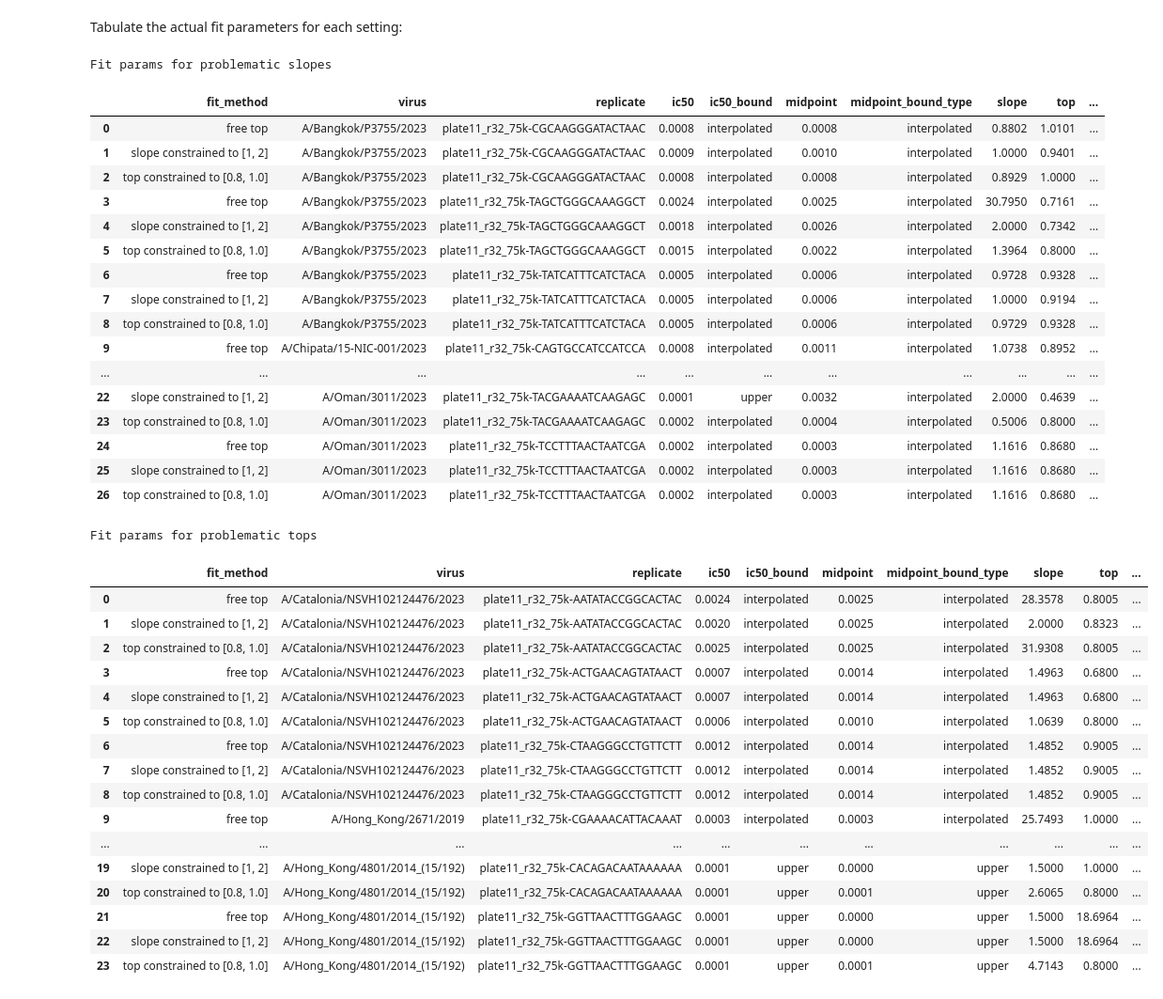
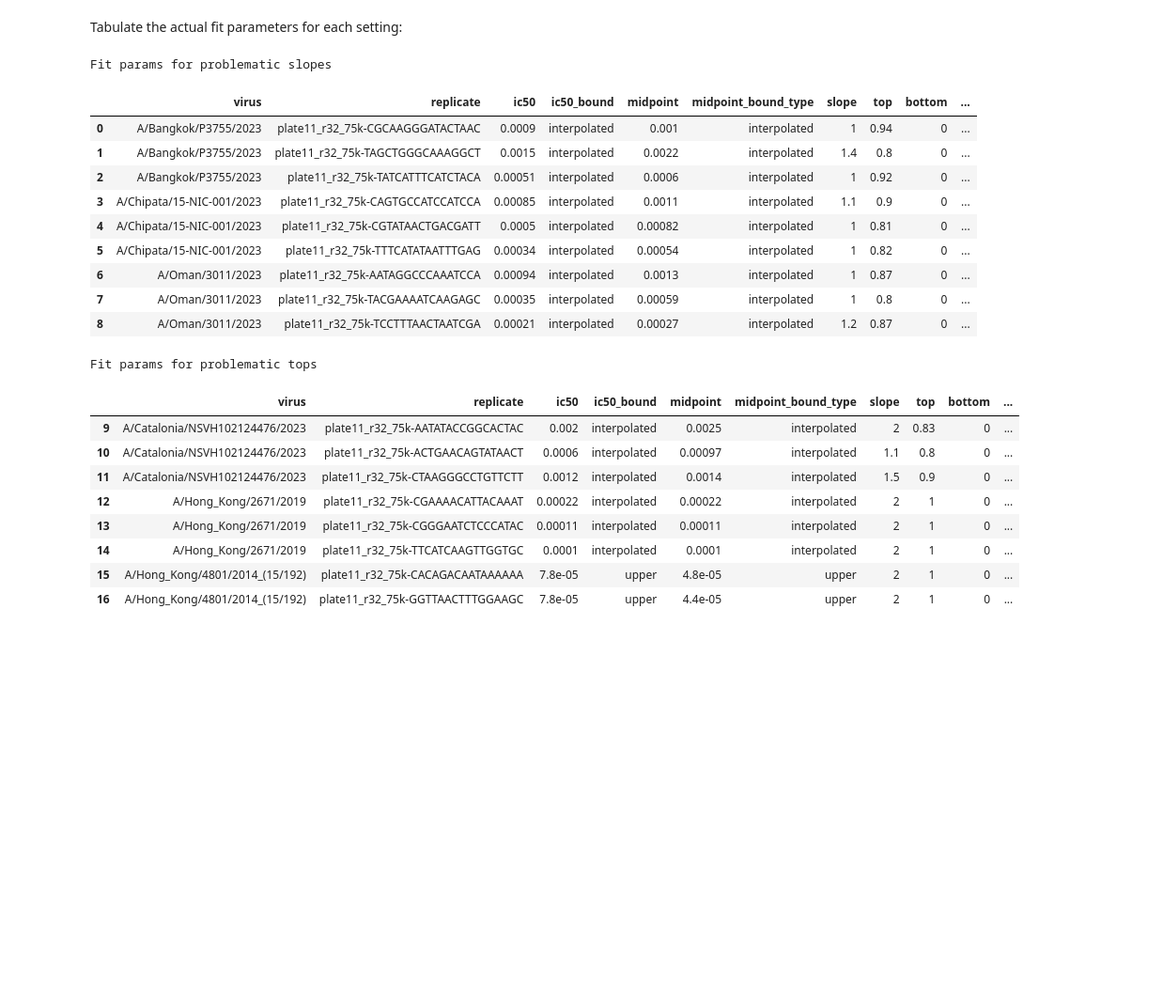
Before and after one commit to jbloomlab/neutcurve, a Jupyter notebook: notebooks/constrain_params_range.ipynb, the cells around one changed output. Shown at 94% size. Drawn from its saved outputs; the diff is of its cells as text; code cells hidden in the pictures; blank space fills up the shorter version.

```diff
--- a/notebooks/constrain_params_range.ipynb
+++ b/notebooks/constrain_params_range.ipynb
@@ -36,8 +36,7 @@ fit_params = []
 for group, group_data in data.groupby("serum"):
     for desc, fixtop, fixslope in [
         ("free top", False, False),
-        ("top constrained to [0.8, 1.0]", (0.8, 1.0), False),
-        ("slope constrained to [1, 2]", False, (1, 2)),
+        ("top constrained to [0.8, 1.0], slope to [1, 2]", (0.8, 1), (1, 2)),
     ]:
         fits = neutcurve.CurveFits(group_data, fixtop=fixtop, fixslope=fixslope)
 
@@ -59,16 +58,19 @@ for group, group_data in data.groupby("serum"):
         display(fig)
         plt.close(fig)
 
-        fit_params.append(
-            fits.fitParams(average_only=False, no_average=True)
-            .assign(fit_method=desc)
-            .drop(columns=["nreplicates", "ic50_str", "midpoint_bound"])
-        )
+        if desc != "free top":
+            fit_params.append(
+                fits.fitParams(average_only=False, no_average=True)
+                .assign(fit_method=desc)
+                .drop(columns=["nreplicates", "ic50_str", "midpoint_bound"])
+            )
     print("\n\n")
 
 fit_params = pd.concat(fit_params, ignore_index=True)
 fit_params = fit_params[
     ["fit_method"] + [c for c in fit_params.columns if c != "fit_method"]
 ]
+if fit_params["fit_method"].nunique() == 1:
+    fit_params = fit_params.drop(columns="fit_method")
 # %% [output]
 [figure]
@@ -82,46 +82,30 @@ Tabulate the actual fit parameters for each setting:
 # %%
 for serum_group, df in fit_params.groupby("serum"):
     print(f"\nFit params for {serum_group}")
     display(
-        df.drop(columns="serum")
-        .sort_values(["virus", "replicate", "fit_method"])
-        .reset_index(drop=True)
-        .round(4)
+        df.drop(columns="serum").map(
+            lambda x: f"{x:.2g}" if isinstance(x, float) else x
+        )
     )
 # %% [output]
 Fit params for problematic slopes
-|  | fit_method | virus | replicate | ic50 | ic50_bound | midpoint | midpoint_bound_type | slope | top | ... |
-| 0 | free top | A/Bangkok/P3755/2023 | plate11_r32_75k-CGCAAGGGATACTAAC | 0.0008 | interpolated | 0.0008 | interpolated | 0.8802 | 1.0101 | ... |
-| 1 | slope constrained to [1, 2] | A/Bangkok/P3755/2023 | plate11_r32_75k-CGCAAGGGATACTAAC | 0.0009 | interpolated | 0.0010 | interpolated | 1.0000 | 0.9401 | ... |
-| 2 | top constrained to [0.8, 1.0] | A/Bangkok/P3755/2023 | plate11_r32_75k-CGCAAGGGATACTAAC | 0.0008 | interpolated | 0.0008 | interpolated | 0.8929 | 1.0000 | ... |
-| 3 | free top | A/Bangkok/P3755/2023 | plate11_r32_75k-TAGCTGGGCAAAGGCT | 0.0024 | interpolated | 0.0025 | interpolated | 30.7950 | 0.7161 | ... |
-| 4 | slope constrained to [1, 2] | A/Bangkok/P3755/2023 | plate11_r32_75k-TAGCTGGGCAAAGGCT | 0.0018 | interpolated | 0.0026 | interpolated | 2.0000 | 0.7342 | ... |
-| 5 | top constrained to [0.8, 1.0] | A/Bangkok/P3755/2023 | plate11_r32_75k-TAGCTGGGCAAAGGCT | 0.0015 | interpolated | 0.0022 | interpolated | 1.3964 | 0.8000 | ... |
-| 6 | free top | A/Bangkok/P3755/2023 | plate11_r32_75k-TATCATTTCATCTACA | 0.0005 | interpolated | 0.0006 | interpolated | 0.9728 | 0.9328 | ... |
-| 7 | slope constrained to [1, 2] | A/Bangkok/P3755/2023 | plate11_r32_75k-TATCATTTCATCTACA | 0.0005 | interpolated | 0.0006 | interpolated | 1.0000 | 0.9194 | ... |
-| 8 | top constrained to [0.8, 1.0] | A/Bangkok/P3755/2023 | plate11_r32_75k-TATCATTTCATCTACA | 0.0005 | interpolated | 0.0006 | interpolated | 0.9729 | 0.9328 | ... |
-| 9 | free top | A/Chipata/15-NIC-001/2023 | plate11_r32_75k-CAGTGCCATCCATCCA | 0.0008 | interpolated | 0.0011 | interpolated | 1.0738 | 0.8952 | ... |
-| ... | ... | ... | ... | ... | ... | ... | ... | ... | ... | ... |
-| 22 | slope constrained to [1, 2] | A/Oman/3011/2023 | plate11_r32_75k-TACGAAAATCAAGAGC | 0.0001 | upper | 0.0032 | interpolated | 2.0000 | 0.4639 | ... |
-| 23 | top constrained to [0.8, 1.0] | A/Oman/3011/2023 | plate11_r32_75k-TACGAAAATCAAGAGC | 0.0002 | interpolated | 0.0004 | interpolated | 0.5006 | 0.8000 | ... |
-| 24 | free top | A/Oman/3011/2023 | plate11_r32_75k-TCCTTTAACTAATCGA | 0.0002 | interpolated | 0.0003 | interpolated | 1.1616 | 0.8680 | ... |
-| 25 | slope constrained to [1, 2] | A/Oman/3011/2023 | plate11_r32_75k-TCCTTTAACTAATCGA | 0.0002 | interpolated | 0.0003 | interpolated | 1.1616 | 0.8680 | ... |
-| 26 | top constrained to [0.8, 1.0] | A/Oman/3011/2023 | plate11_r32_75k-TCCTTTAACTAATCGA | 0.0002 | interpolated | 0.0003 | interpolated | 1.1616 | 0.8680 | ... |
+|  | virus | replicate | ic50 | ic50_bound | midpoint | midpoint_bound_type | slope | top | bottom | ... |
+| 0 | A/Bangkok/P3755/2023 | plate11_r32_75k-CGCAAGGGATACTAAC | 0.0009 | interpolated | 0.001 | interpolated | 1 | 0.94 | 0 | ... |
+| 1 | A/Bangkok/P3755/2023 | plate11_r32_75k-TAGCTGGGCAAAGGCT | 0.0015 | interpolated | 0.0022 | interpolated | 1.4 | 0.8 | 0 | ... |
+| 2 | A/Bangkok/P3755/2023 | plate11_r32_75k-TATCATTTCATCTACA | 0.00051 | interpolated | 0.0006 | interpolated | 1 | 0.92 | 0 | ... |
+| 3 | A/Chipata/15-NIC-001/2023 | plate11_r32_75k-CAGTGCCATCCATCCA | 0.00085 | interpolated | 0.0011 | interpolated | 1.1 | 0.9 | 0 | ... |
+| 4 | A/Chipata/15-NIC-001/2023 | plate11_r32_75k-CGTATAACTGACGATT | 0.0005 | interpolated | 0.00082 | interpolated | 1 | 0.81 | 0 | ... |
+| 5 | A/Chipata/15-NIC-001/2023 | plate11_r32_75k-TTTCATATAATTTGAG | 0.00034 | interpolated | 0.00054 | interpolated | 1 | 0.82 | 0 | ... |
+| 6 | A/Oman/3011/2023 | plate11_r32_75k-AATAGGCCCAAATCCA | 0.00094 | interpolated | 0.0013 | interpolated | 1 | 0.87 | 0 | ... |
+| 7 | A/Oman/3011/2023 | plate11_r32_75k-TACGAAAATCAAGAGC | 0.00035 | interpolated | 0.00059 | interpolated | 1 | 0.8 | 0 | ... |
+| 8 | A/Oman/3011/2023 | plate11_r32_75k-TCCTTTAACTAATCGA | 0.00021 | interpolated | 0.00027 | interpolated | 1.2 | 0.87 | 0 | ... |
 Fit params for problematic tops
-|  | fit_method | virus | replicate | ic50 | ic50_bound | midpoint | midpoint_bound_type | slope | top | ... |
-| 0 | free top | A/Catalonia/NSVH102124476/2023 | plate11_r32_75k-AATATACCGGCACTAC | 0.0024 | interpolated | 0.0025 | interpolated | 28.3578 | 0.8005 | ... |
-| 1 | slope constrained to [1, 2] | A/Catalonia/NSVH102124476/2023 | plate11_r32_75k-AATATACCGGCACTAC | 0.0020 | interpolated | 0.0025 | interpolated | 2.0000 | 0.8323 | ... |
-| 2 | top constrained to [0.8, 1.0] | A/Catalonia/NSVH102124476/2023 | plate11_r32_75k-AATATACCGGCACTAC | 0.0025 | interpolated | 0.0025 | interpolated | 31.9308 | 0.8005 | ... |
-| 3 | free top | A/Catalonia/NSVH102124476/2023 | plate11_r32_75k-ACTGAACAGTATAACT | 0.0007 | interpolated | 0.0014 | interpolated | 1.4963 | 0.6800 | ... |
-| 4 | slope constrained to [1, 2] | A/Catalonia/NSVH102124476/2023 | plate11_r32_75k-ACTGAACAGTATAACT | 0.0007 | interpolated | 0.0014 | interpolated | 1.4963 | 0.6800 | ... |
-| 5 | top constrained to [0.8, 1.0] | A/Catalonia/NSVH102124476/2023 | plate11_r32_75k-ACTGAACAGTATAACT | 0.0006 | interpolated | 0.0010 | interpolated | 1.0639 | 0.8000 | ... |
-| 6 | free top | A/Catalonia/NSVH102124476/2023 | plate11_r32_75k-CTAAGGGCCTGTTCTT | 0.0012 | interpolated | 0.0014 | interpolated | 1.4852 | 0.9005 | ... |
-| 7 | slope constrained to [1, 2] | A/Catalonia/NSVH102124476/2023 | plate11_r32_75k-CTAAGGGCCTGTTCTT | 0.0012 | interpolated | 0.0014 | interpolated | 1.4852 | 0.9005 | ... |
-| 8 | top constrained to [0.8, 1.0] | A/Catalonia/NSVH102124476/2023 | plate11_r32_75k-CTAAGGGCCTGTTCTT | 0.0012 | interpolated | 0.0014 | interpolated | 1.4852 | 0.9005 | ... |
-| 9 | free top | A/Hong_Kong/2671/2019 | plate11_r32_75k-CGAAAACATTACAAAT | 0.0003 | interpolated | 0.0003 | interpolated | 25.7493 | 1.0000 | ... |
-| ... | ... | ... | ... | ... | ... | ... | ... | ... | ... | ... |
-| 19 | slope constrained to [1, 2] | A/Hong_Kong/4801/2014_(15/192) | plate11_r32_75k-CACAGACAATAAAAAA | 0.0001 | upper | 0.0000 | upper | 1.5000 | 1.0000 | ... |
-| 20 | top constrained to [0.8, 1.0] | A/Hong_Kong/4801/2014_(15/192) | plate11_r32_75k-CACAGACAATAAAAAA | 0.0001 | upper | 0.0001 | upper | 2.6065 | 0.8000 | ... |
-| 21 | free top | A/Hong_Kong/4801/2014_(15/192) | plate11_r32_75k-GGTTAACTTTGGAAGC | 0.0001 | upper | 0.0000 | upper | 1.5000 | 18.6964 | ... |
-| 22 | slope constrained to [1, 2] | A/Hong_Kong/4801/2014_(15/192) | plate11_r32_75k-GGTTAACTTTGGAAGC | 0.0001 | upper | 0.0000 | upper | 1.5000 | 18.6964 | ... |
-| 23 | top constrained to [0.8, 1.0] | A/Hong_Kong/4801/2014_(15/192) | plate11_r32_75k-GGTTAACTTTGGAAGC | 0.0001 | upper | 0.0001 | upper | 4.7143 | 0.8000 | ... |
+|  | virus | replicate | ic50 | ic50_bound | midpoint | midpoint_bound_type | slope | top | bottom | ... |
+| 9 | A/Catalonia/NSVH102124476/2023 | plate11_r32_75k-AATATACCGGCACTAC | 0.002 | interpolated | 0.0025 | interpolated | 2 | 0.83 | 0 | ... |
+| 10 | A/Catalonia/NSVH102124476/2023 | plate11_r32_75k-ACTGAACAGTATAACT | 0.0006 | interpolated | 0.00097 | interpolated | 1.1 | 0.8 | 0 | ... |
+| 11 | A/Catalonia/NSVH102124476/2023 | plate11_r32_75k-CTAAGGGCCTGTTCTT | 0.0012 | interpolated | 0.0014 | interpolated | 1.5 | 0.9 | 0 | ... |
+| 12 | A/Hong_Kong/2671/2019 | plate11_r32_75k-CGAAAACATTACAAAT | 0.00022 | interpolated | 0.00022 | interpolated | 2 | 1 | 0 | ... |
+| 13 | A/Hong_Kong/2671/2019 | plate11_r32_75k-CGGGAATCTCCCATAC | 0.00011 | interpolated | 0.00011 | interpolated | 2 | 1 | 0 | ... |
+| 14 | A/Hong_Kong/2671/2019 | plate11_r32_75k-TTCATCAAGTTGGTGC | 0.0001 | interpolated | 0.0001 | interpolated | 2 | 1 | 0 | ... |
+| 15 | A/Hong_Kong/4801/2014_(15/192) | plate11_r32_75k-CACAGACAATAAAAAA | 7.8e-05 | upper | 4.8e-05 | upper | 2 | 1 | 0 | ... |
+| 16 | A/Hong_Kong/4801/2014_(15/192) | plate11_r32_75k-GGTTAACTTTGGAAGC | 7.8e-05 | upper | 4.4e-05 | upper | 2 | 1 | 0 | ... |
```
Also changed, not shown: parts of 1 cell of this notebook.
